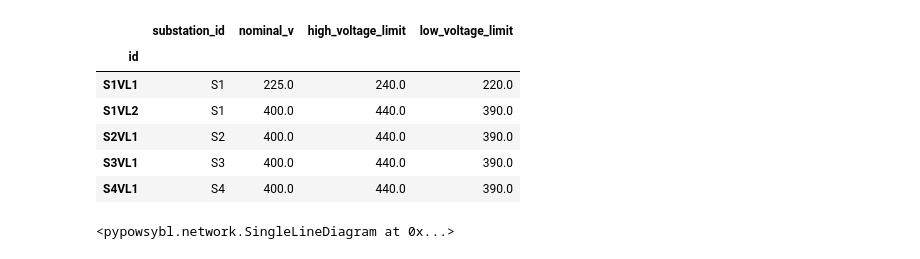
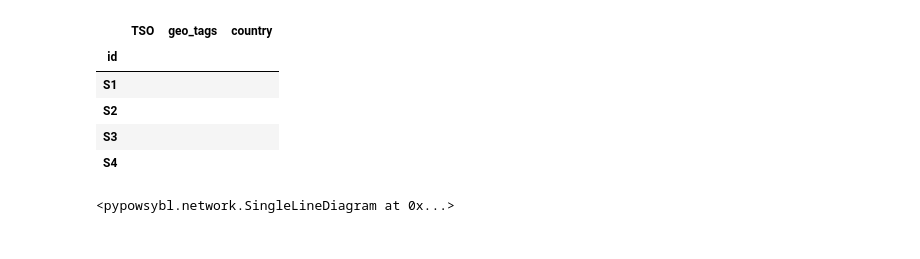
Before and after one commit to powsybl/pypowsybl, a Jupyter notebook: notebooks/single_line_diagram.ipynb, the cells around one changed output. Saved outputs shown, nothing was run; the diff lists cells and outputs as text; code cells hidden in the pictures.

```diff
--- a/notebooks/single_line_diagram.ipynb
+++ b/notebooks/single_line_diagram.ipynb
@@ -3,15 +3,14 @@ import pypowsybl as pp
 # %%
 n = pp.network.create_four_substations_node_breaker_network()
 # %%
-voltage_levels = n.get_voltage_levels()
+substations = n.get_substations()
 # %%
-voltage_levels
+substations
 # %% [output]
-|  | substation_id | nominal_v | high_voltage_limit | low_voltage_limit |
-| id |  |  |  |  |
-| S1VL1 | S1 | 225.0 | 240.0 | 220.0 |
-| S1VL2 | S1 | 400.0 | 440.0 | 390.0 |
-| S2VL1 | S2 | 400.0 | 440.0 | 390.0 |
-| S3VL1 | S3 | 400.0 | 440.0 | 390.0 |
-| S4VL1 | S4 | 400.0 | 440.0 | 390.0 |
+|  | TSO | geo_tags | country |
+| id |  |  |  |
+| S1 |  |  |  |
+| S2 |  |  |  |
+| S3 |  |  |  |
+| S4 |  |  |  |
 # %%
```
Also changed, not shown: parts of 1 cell of this notebook, 5 other files.
